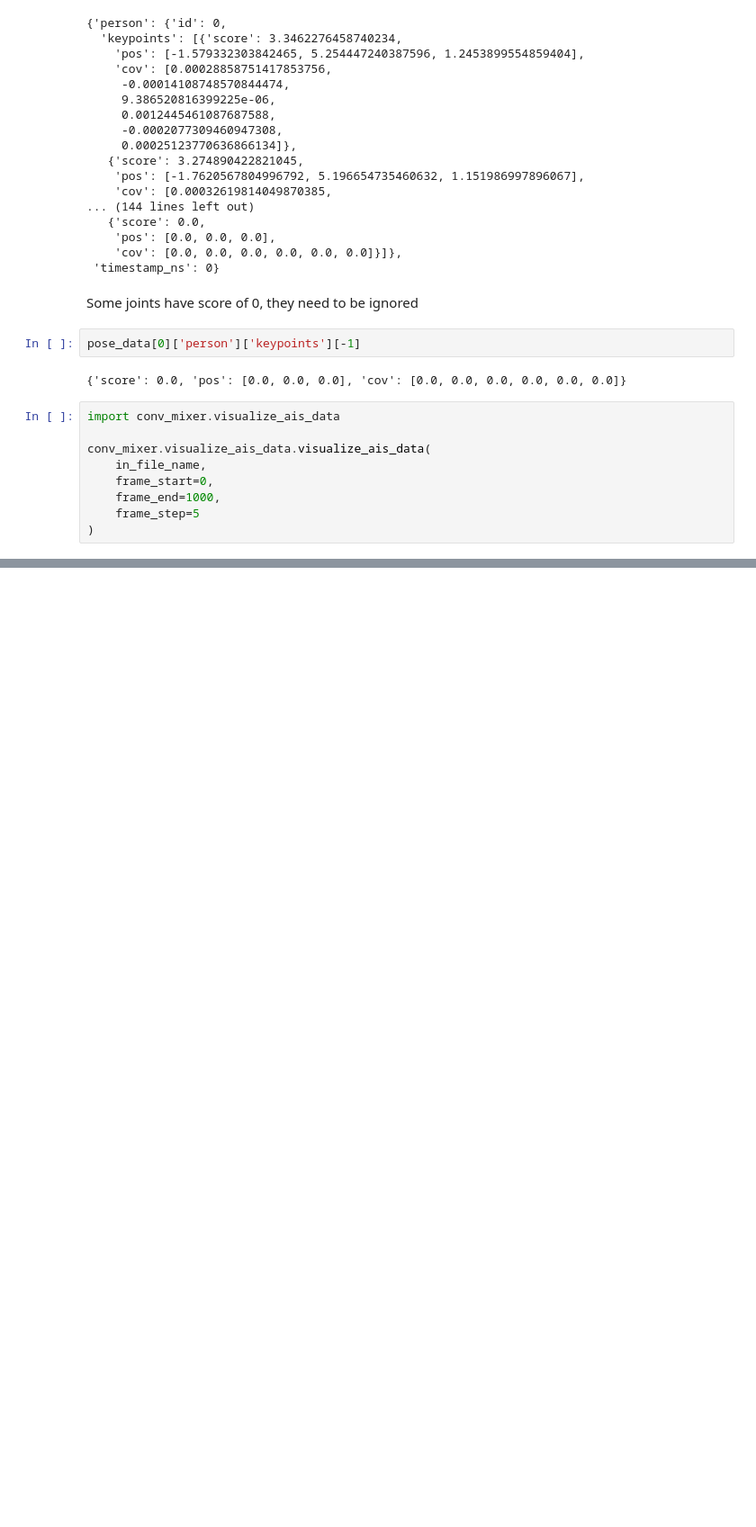
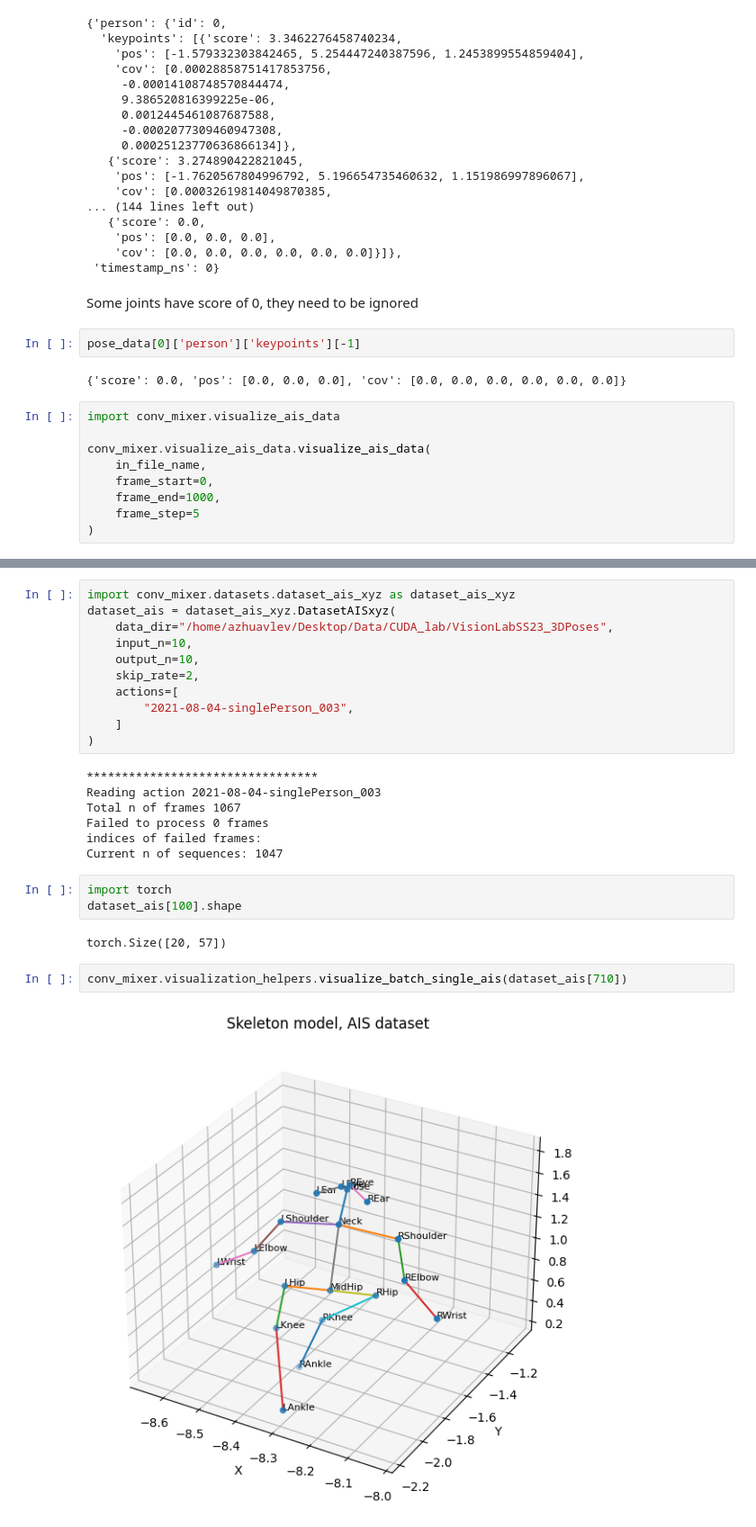
Before and after one commit to AlekseiZhuravlev/MotionMixerConv, a Jupyter notebook: conv_mixer/visualization.ipynb, the cells around one changed output, grey strips where cells are left out. Shown: that part at 90% size. Saved outputs shown, nothing was run; the diff lists cells and outputs as text; blank space fills up the shorter version.

```diff
--- a/conv_mixer/visualization.ipynb
+++ b/conv_mixer/visualization.ipynb
@@ -195,3 +202,30 @@ conv_mixer.visualize_ais_data.visualize_ais_data(
 Video("/home/azhuavlev/PycharmProjects/MotionMixerConv/conv_mixer/animation_ais.mp4")
 # %% [output]
 [interactive output not drawn]
+# %%
+import conv_mixer.datasets.dataset_ais_xyz as dataset_ais_xyz
+dataset_ais = dataset_ais_xyz.DatasetAISxyz(
+    data_dir="/home/azhuavlev/Desktop/Data/CUDA_lab/VisionLabSS23_3DPoses",
+    input_n=10,
+    output_n=10,
+    skip_rate=2,
+    actions=[
+        "2021-08-04-singlePerson_003",
+    ]
+)
+# %% [output]
+*********************************
+Reading action 2021-08-04-singlePerson_003
+Total n of frames 1067
+Failed to process 0 frames
+indices of failed frames:
+Current n of sequences: 1047
+# %%
+import torch
+dataset_ais[100].shape
+# %% [output]
+torch.Size([20, 57])
+# %%
+conv_mixer.visualization_helpers.visualize_batch_single_ais(dataset_ais[710])
+# %% [output]
+[figure, added]
```
Also changed, not shown: parts of 2 cells of this notebook, 6 other files.
